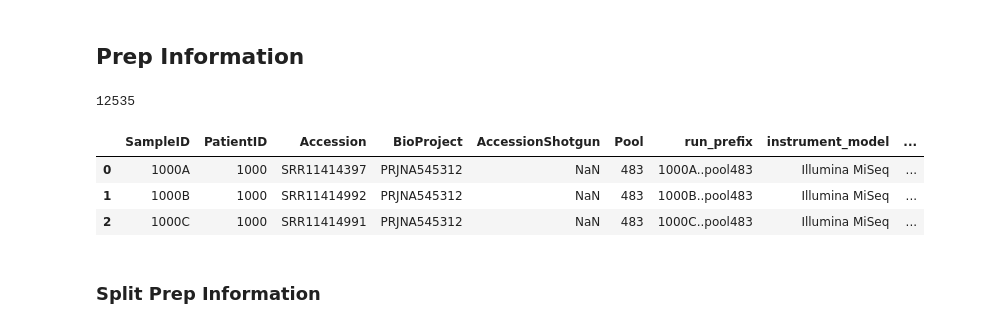
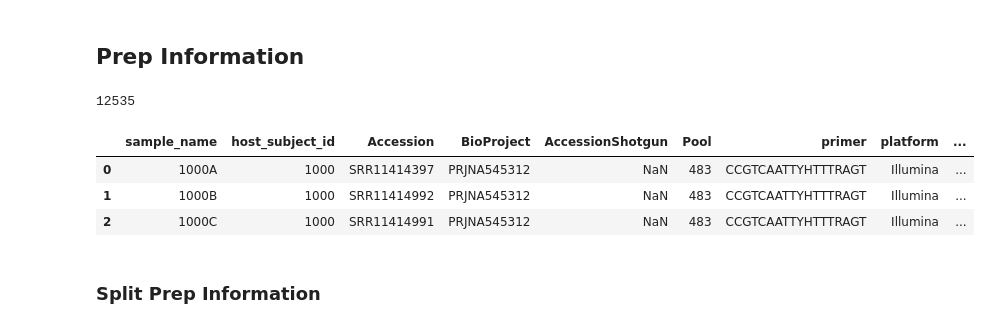
Before and after one commit to cguccione/Liao_Cancer_Qiita, a Jupyter notebook: Qiita_meta_create.ipynb, the cells around one changed output. Drawn from its saved outputs; the diff is of its cells as text; code cells hidden in the pictures.

Commit message:
Final prep file creation
- Implemented changes from Liao email
- Created all prep files + made corrections

```diff
--- a/Qiita_meta_create.ipynb
+++ b/Qiita_meta_create.ipynb
@@ -92,29 +119,59 @@ s[:3]
 # %%
 p = meta.copy()
 
 #sample_name
-s.rename(columns = {'SampleID':'sample_name'}, inplace = True)
+p.rename(columns = {'SampleID':'sample_name'}, inplace = True)
 
-#run_prefix
-p["run_prefix"] = p["SampleID"] + str('..pool') + p["Pool"]
+#host_subject_id
+p.rename(columns = {'PatientID':'host_subject_id'}, inplace = True)
+
+#primer
+p['primer'] = 'CCGTCAATTYHTTTRAGT'
+
+#platform
+p["platform"] = 'Illumina'
+
+#experiment_design_description
+p["experiment_design_description"] = 'https://www.nature.com/articles/s41597-021-00860-8'
+
+#center_name
+p["center_name"] = 'Molecular Microbiology Facility (MMF) at Memorial Sloan Kettering'
+
+#center_project_name
+p["center_project_name"] = 'Liao_et_al_Data'
+
+#library_construction_protocol
+p["library_construction_protocol"] = '16S, V4-V5'
 
 #instrument_model
 p["instrument_model"] = 'Illumina MiSeq'
 
-#platform
-p["platform"] = 'Illumina'
+#seqencing method
+p["sequencing_method"] = 'Sequencing by synthesis'
+
+#pcr_primers
+p["pcr_primer"] = 'FWD:AYTGGGYDTAAAGNG, REV:CCGTCAATTYHTTTRAGT'
+
+#run_prefix
+p["run_prefix"] = p["sample_name"] + str('..pool') + p["Pool"]
+
+#run_center
+p["run_center"] = 'Molecular Microbiology Facility (MMF)'
 
 #target_gene
 p['target_gene'] = '16S rRNA'
 
+#target_subfragment
+p['target_subfragment'] = 'V4-V5'
+
 p.drop(['Timepoint', 'Consistency', 'DayRelativeToNearestHCT'], inplace=True, axis=1)
 print(len(p))
 p[:3]
 # %% [output]
 12535
-|  | SampleID | PatientID | Accession | BioProject | AccessionShotgun | Pool | run_prefix | instrument_model | ... |
-| 0 | 1000A | 1000 | SRR11414397 | PRJNA545312 | NaN | 483 | 1000A..pool483 | Illumina MiSeq | ... |
-| 1 | 1000B | 1000 | SRR11414992 | PRJNA545312 | NaN | 483 | 1000B..pool483 | Illumina MiSeq | ... |
-| 2 | 1000C | 1000 | SRR11414991 | PRJNA545312 | NaN | 483 | 1000C..pool483 | Illumina MiSeq | ... |
+|  | sample_name | host_subject_id | Accession | BioProject | AccessionShotgun | Pool | primer | platform | ... |
+| 0 | 1000A | 1000 | SRR11414397 | PRJNA545312 | NaN | 483 | CCGTCAATTYHTTTRAGT | Illumina | ... |
+| 1 | 1000B | 1000 | SRR11414992 | PRJNA545312 | NaN | 483 | CCGTCAATTYHTTTRAGT | Illumina | ... |
+| 2 | 1000C | 1000 | SRR11414991 | PRJNA545312 | NaN | 483 | CCGTCAATTYHTTTRAGT | Illumina | ... |
 # %% [markdown]
 ### Split Prep Information
```
Also changed, not shown: parts of 17 cells of this notebook, 50 other files.
